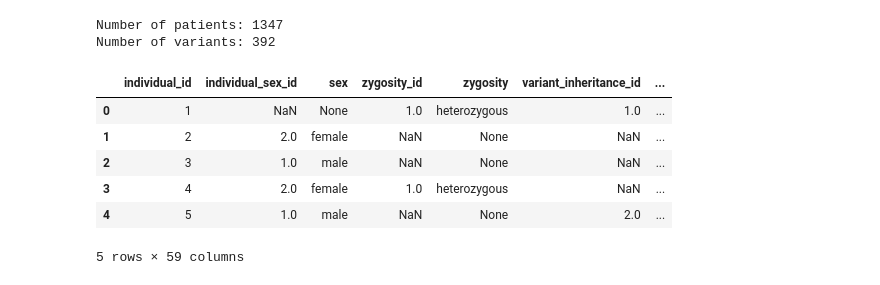
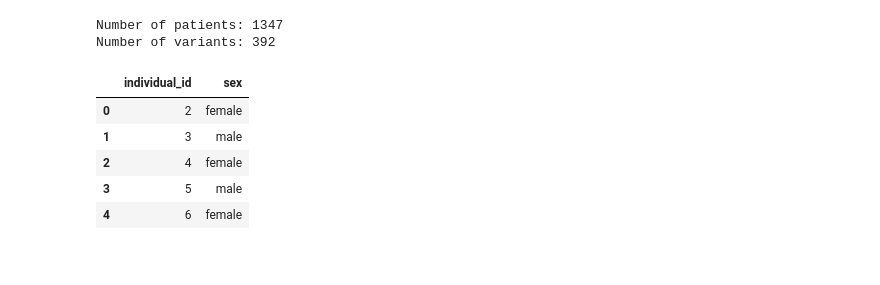
Before and after one commit to alexdaiii/cpvt_database_analysis, a Jupyter notebook: notebooks/analysis_2.ipynb, the cells around one changed output. Cells and saved outputs as stored; diff of their text form; code cells hidden in the pictures.

```diff
--- a/notebooks/analysis_2.ipynb
+++ b/notebooks/analysis_2.ipynb
@@ -42,14 +75,29 @@ Number of patients: 1347
 Number of variants: 392
 # %%
 # get number of male / female patients
-individuals_mv = pd.read_sql_table("individuals_mv", engine)
+individuals_mv = pd.read_sql(
+    """
+    SELECT i.individual_id, s.value AS sex
+    FROM individual i
+    JOIN individual_sex s
+    ON i.individual_sex_id = s.individual_sex_id
+    JOIN individual_condition ic
+    ON i.individual_id = ic.individual_id
+    WHERE ic.has_condition = true
+    AND ic.condition_id IN (
+        SELECT condition_id
+        FROM condition
+        WHERE condition = 'Catecholaminergic polymorphic ventricular tachycardia 1'
+    )
+    ORDER BY i.individual_id
+    """
+    , engine)
 individuals_mv.head()
 # %% [output]
-|  | individual_id | individual_sex_id | sex | zygosity_id | zygosity | variant_inheritance_id | ... |
-| 0 | 1 | NaN | None | 1.0 | heterozygous | 1.0 | ... |
-| 1 | 2 | 2.0 | female | NaN | None | NaN | ... |
-| 2 | 3 | 1.0 | male | NaN | None | NaN | ... |
-| 3 | 4 | 2.0 | female | 1.0 | heterozygous | NaN | ... |
-| 4 | 5 | 1.0 | male | NaN | None | 2.0 | ... |
+|  | individual_id | sex |
+| 0 | 2 | female |
+| 1 | 3 | male |
+| 2 | 4 | female |
+| 3 | 5 | male |
+| 4 | 6 | female |
-5 rows × 59 columns
 # %%
```
Also changed, not shown: parts of 28 cells of this notebook, 5 other files.
